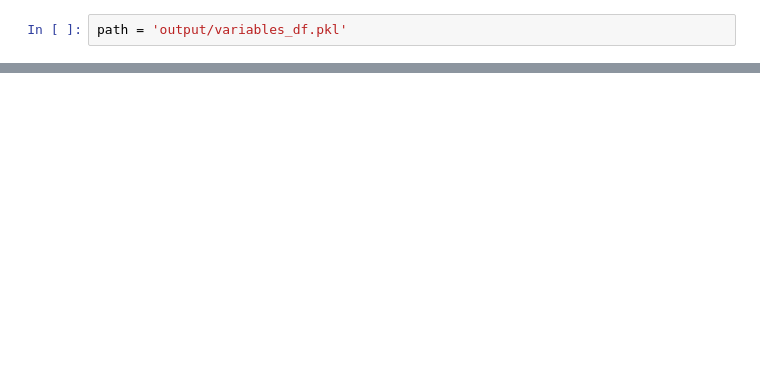
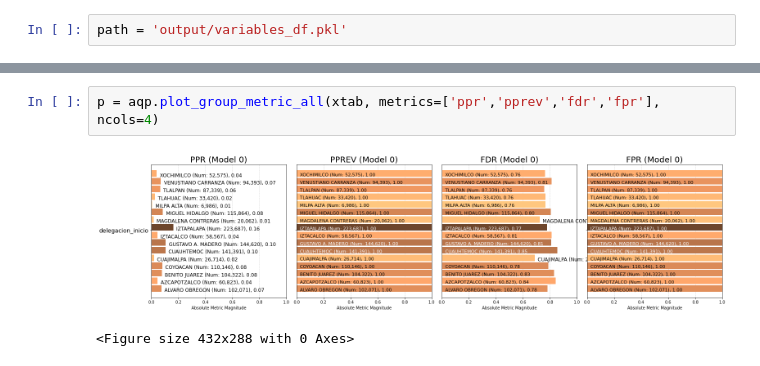
Before and after one commit to YusuriAR/Incidentes_c5, a Jupyter notebook: notebooks/SeleccionDeVariables.ipynb, the cells around one changed output, grey strips where cells are left out. Drawn from its saved outputs; the diff is of its cells as text; blank space fills up the shorter version.

```diff
--- a/notebooks/SeleccionDeVariables.ipynb
+++ b/notebooks/SeleccionDeVariables.ipynb
@@ -296,0 +441,5 @@ modeling(path)
+# %%
+p = aqp.plot_group_metric_all(xtab, metrics=['ppr','pprev','fdr','fpr'], ncols=4)
+# %% [output]
+[figure, added]
+<Figure size 432x288 with 0 Axes>
```
Also changed, not shown: parts of 56 cells of this notebook.
